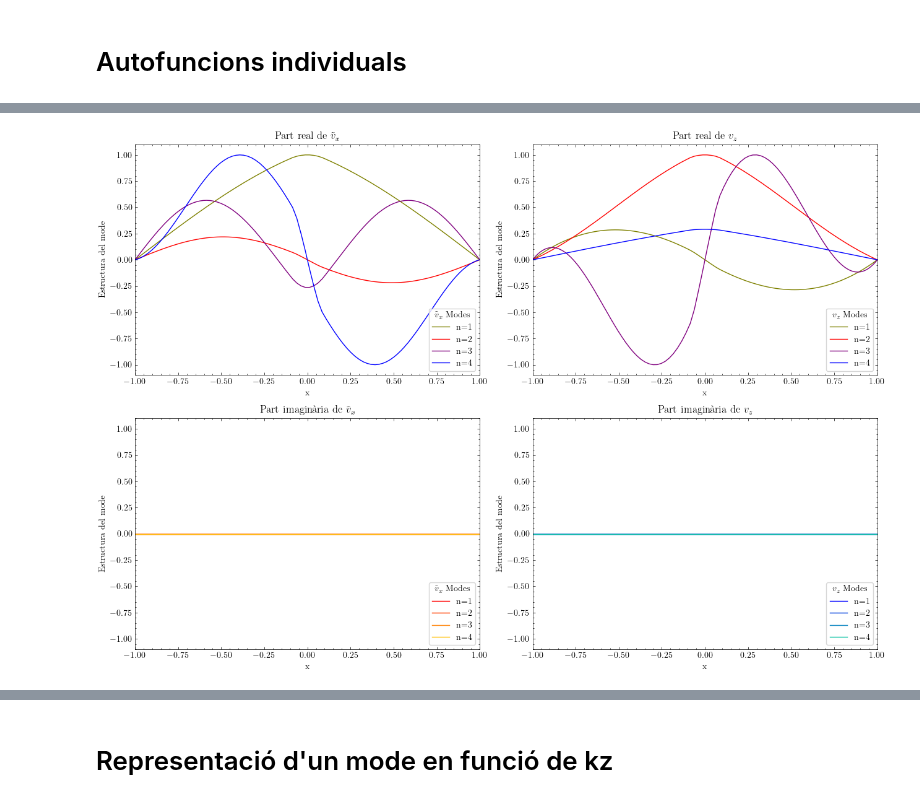
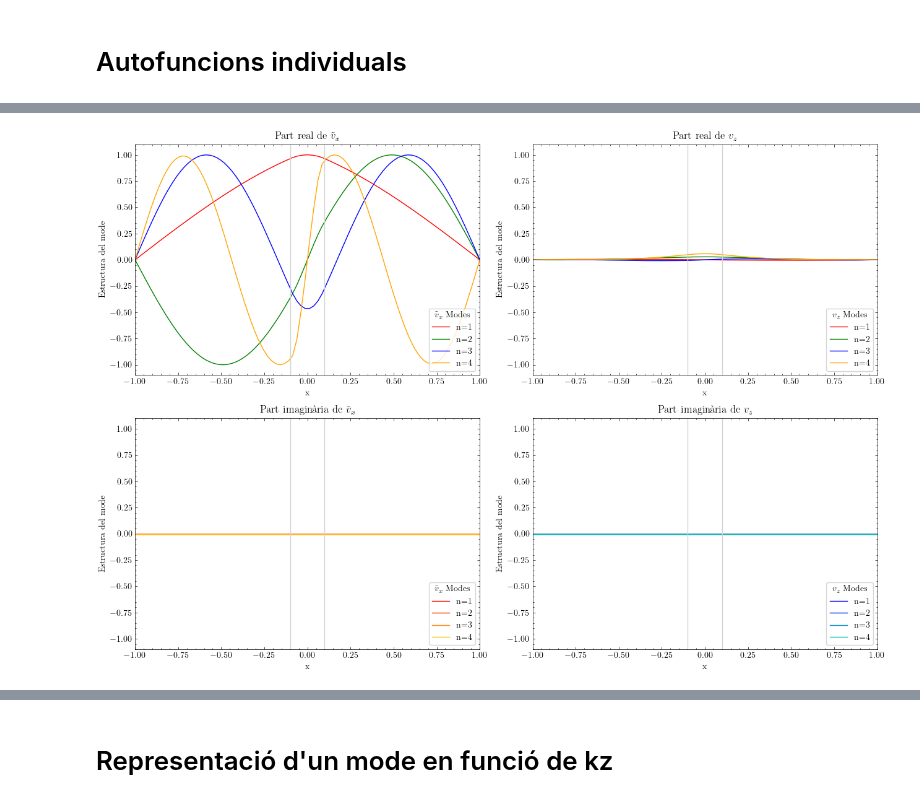
Before and after one commit to JoanRibotOliver/TFG, a Jupyter notebook: Fast & slow modes.ipynb, the cells around one changed output, grey strips where cells are left out. Cells and saved outputs as stored; diff of their text form; code cells hidden in the pictures.

```diff
--- a/Fast & slow modes.ipynb
+++ b/Fast & slow modes.ipynb
@@ -18,6 +18,18 @@ logger = logging.getLogger(__name__)
 from IPython.display import display
 import scienceplots
 plt.style.use('science')
+plt.rcParams.update({
+    "font.size": 12,           # Match LaTeX body text (12pt)
+    "axes.titlesize": 12,      # Title font size
+    "axes.labelsize": 12,      # Axis label font size
+    "xtick.labelsize": 12,     # X tick label font size
+    "ytick.labelsize": 12,     # Y tick label font size
+    "legend.fontsize": 12,     # Legend font size
+    "figure.dpi": 300,         # High DPI for sharpness
+    "font.family": "serif",    # Optional: match LaTeX font
+    "mathtext.fontset": "cm",  # Optional: Computer Modern math
+})
+logging.getLogger().setLevel(logging.WARNING)
 
 
 
@@ -366,13 +346,8 @@ N_modes = N_max_mode - N_min_mode
 ### Create a figure and a 2x2 grid of subplots ###
 fig, axs = plt.subplots(2, 2, figsize=(13, 9))
 
-### Define color palettes ###
-cmap_viridis = plt.get_cmap('viridis')
-colors_viridis = [cmap_viridis(i / N_modes) for i in range(N_modes)]
-cmap_brg = plt.get_cmap('brg')
-colors_brg = [cmap_brg(i / N_modes) for i in range(N_modes)]
-cmap_Spectral = plt.get_cmap('Spectral')
-colors_Spectral = [cmap_Spectral(i / N_modes) for i in range(N_modes)]
+### Bons colors per ser consistent ###
+colors = ['red', 'green', 'blue', 'orange', 'purple', 'brown', 'pink', 'gray']
 
 ### Initialize lists to store handles for legends ###
 handles_v10x_real = []
@@ -384,11 +359,20 @@ handles_v10z_imag = []
 x = dist.local_grid(xbasis)
 for n, idx in enumerate(np.argsort(solver.eigenvalues)[N_min_mode:N_max_mode], start=1):
     solver.set_state(idx, solver.subsystems[0])
-    ug = u['g'].real/(u['g'][1]).real
-    wg = w['g'].real/(w['g'][1]).real
+    ug = u['g'].real
+    wg = w['g'].real
 
     # Find the maximum absolute value between ug and wg
-    max_val = np.max(np.abs(np.concatenate([ug, wg])))
+    #max_val = np.max(np.abs(np.concatenate([ug, wg])))
+
+    # Definim bé el signe del màxim i després normalitzam
+    if np.max(np.abs(ug)) > np.max(np.abs(wg)):
+        aux = ug
+    else:
+        aux = wg
+
+    index = np.argmax(np.abs(aux))
+    max_val = aux[index]
 
     # Print the maximum value
     if np.max(np.abs(ug)) > np.max(np.abs(wg)):
@@ -400,10 +384,10 @@ for n, idx in enumerate(np.argsort(solver.eigenvalues)[N_min_mode:N_max_mode], s
     ug_normalized = ug / max_val
     wg_normalized = wg / max_val
 
-    axs[0, 0].plot(x, ug_normalized, label=f"n={n}", color=colors_brg[-n])
+    axs[0, 0].plot(x, ug_normalized, label=f"n={n}", color=colors[n % len(colors) - 1])
 
     # Alternativament:
-    #axs[0, 0].plot(x, ug/np.max(np.abs(ug)), label=f"n={n}", color=colors_brg[-n]) # és lo mateix amb aquestes definicions!
+    #axs[0, 0].plot(x, ug/np.max(np.abs(ug)), label=f"n={n}", color=colors_brg[n-1]) # és lo mateix amb aquestes definicions!
 axs[0, 0].set_ylim(-1.1, 1.1)
 axs[0, 0].set_xlim(-1, 1)
 axs[0, 0].legend(loc="lower right", frameon=True, title=r"$\tilde{v}_{x}$ Modes")
@@ -420,14 +404,21 @@ for n, idx in enumerate(np.argsort(solver.eigenvalues)[N_min_mode:N_max_mode], s
     ui = u['g'].imag
     wi = w['g'].imag
 
-    # Find the maximum absolute value between ug and wg
-    max_val = np.max(np.abs(np.concatenate([ug, wg])))
+    # Definim bé el signe del màxim i després normalitzam
+    if np.max(np.abs(ug)) > np.max(np.abs(wg)):
+        aux = ug
+    else:
+        aux = wg
+
+    index = np.argmax(np.abs(aux))
+    max_val = aux[index]
 
     # Normalize both ug and wg by the maximum value
     ug_normalized = ug / max_val
     ui_normalized = ui / max_val
+    wg_normalized = wg / max_val
 
-    axs[1, 0].plot(x, ui/np.max(np.abs(max_val)), label=f"n={n}", color=colors_warm[n - 1])
+    axs[1, 0].plot(x, ui_normalized, label=f"n={n}", color=colors_warm[n - 1])
 axs[1, 0].set_ylim(-1.1, 1.1)
 axs[1, 0].set_xlim(-1, 1)
 axs[1, 0].legend(loc="lower right", frameon=True, title=r"$\tilde{v}_{x}$ Modes")
@@ -441,17 +432,23 @@ axs[1, 0].set_title(r"Part imaginària de $\tilde{v}_{x}$") # idò és real --->
 x = dist.local_grid(xbasis)
 for n, idx in enumerate(np.argsort(solver.eigenvalues)[N_min_mode:N_max_mode], start=1):
     solver.set_state(idx, solver.subsystems[0])
-    ug = u['g'].real/(u['g'][1]).real
-    wg = w['g'].real/(w['g'][1]).real
+    ug = u['g'].real
+    wg = w['g'].real
 
-    # Find the maximum absolute value between ug and wg
-    max_val = np.max(np.abs(np.concatenate([ug, wg])))
+    # Definim bé el signe del màxim i després normalitzam
+    if np.max(np.abs(ug)) > np.max(np.abs(wg)):
+        aux = ug
+    else:
+        aux = wg
+
+    index = np.argmax(np.abs(aux))
+    max_val = aux[index]
 
     # Normalize both ug and wg by the maximum value
     ug_normalized = ug / max_val
     wg_normalized = wg / max_val
 
-    axs[0, 1].plot(x, wg_normalized, label=f"n={n}", color=colors_brg[-n])
+    axs[0, 1].plot(x, wg_normalized, label=f"n={n}", color=colors[n % len(colors) - 1])
 axs[0, 1].set_ylim(-1.1, 1.1)
 axs[0, 1].set_xlim(-1, 1)
 axs[0, 1].legend(loc="lower right", frameon=True, title=r"${v}_{z}$ Modes")
@@ -468,14 +465,21 @@ for n, idx in enumerate(np.argsort(solver.eigenvalues)[N_min_mode:N_max_mode], s
     ui = u['g'].imag
     wi = w['g'].imag
 
-    # Find the maximum absolute value between ug and wg
-    max_val = np.max(np.abs(np.concatenate([ug, wg])))
+    # Definim bé el signe del màxim i després normalitzam
+    if np.max(np.abs(ug)) > np.max(np.abs(wg)):
+        aux = ug
+    else:
+        aux = wg
+
+    index = np.argmax(np.abs(aux))
+    max_val = aux[index]
 
     # Normalize both ug and wg by the maximum value
     ug_normalized = ug / max_val
     wg_normalized = wg / max_val
+    wi_normalized = wi / max_val
 
-    axs[1, 1].plot(x, wi/np.max(np.abs(max_val)), label=f"n={n}", color=colors_cold[n - 1])
+    axs[1, 1].plot(x, wi_normalized, label=f"n={n}", color=colors_cold[n - 1])
 axs[1, 1].set_ylim(-1.1, 1.1)
 axs[1, 1].set_xlim(-1, 1)
 axs[1, 1].legend(loc="lower right", frameon=True, title=r"${v}_{z}$ Modes")
@@ -483,6 +487,12 @@ axs[1, 1].set_ylabel(r"Estructura del mode")
 axs[1, 1].set_xlabel(r"x")
 axs[1, 1].set_title(r"Part imaginària de ${v}_{z}$")
 
+# Add vertical lines to each subplot
+for ax in axs.flat:
+    ax.axvline(x=-0.1, color='lightgrey', linestyle='-', linewidth=1)
+    ax.axvline(x=0.1, color='lightgrey', linestyle='-', linewidth=1)
+
+print("kz =",kz)
 plt.tight_layout()
 plt.show()
 
@@ -495 +506 @@ Maximum value is from ug; max_val = 3554.3434837063223
-[figure, old version]
+[figure, new version]
```
Also changed, not shown: parts of 13 cells of this notebook, 6 other files.
